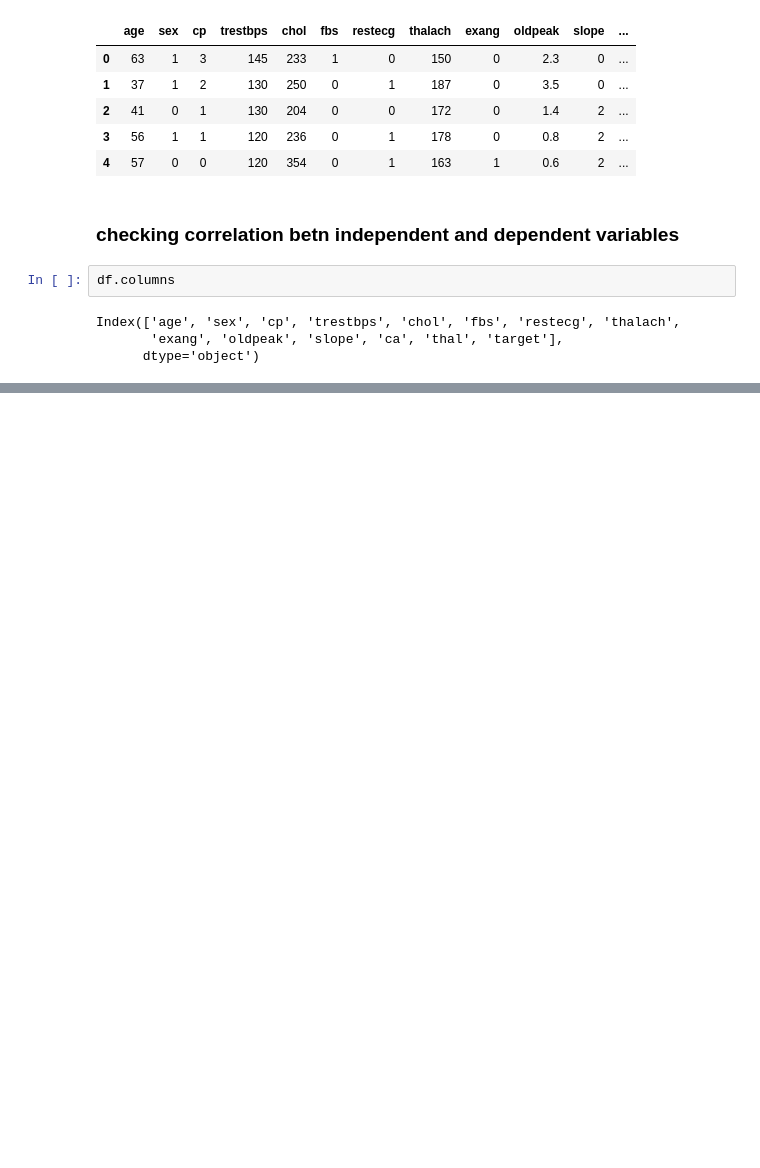
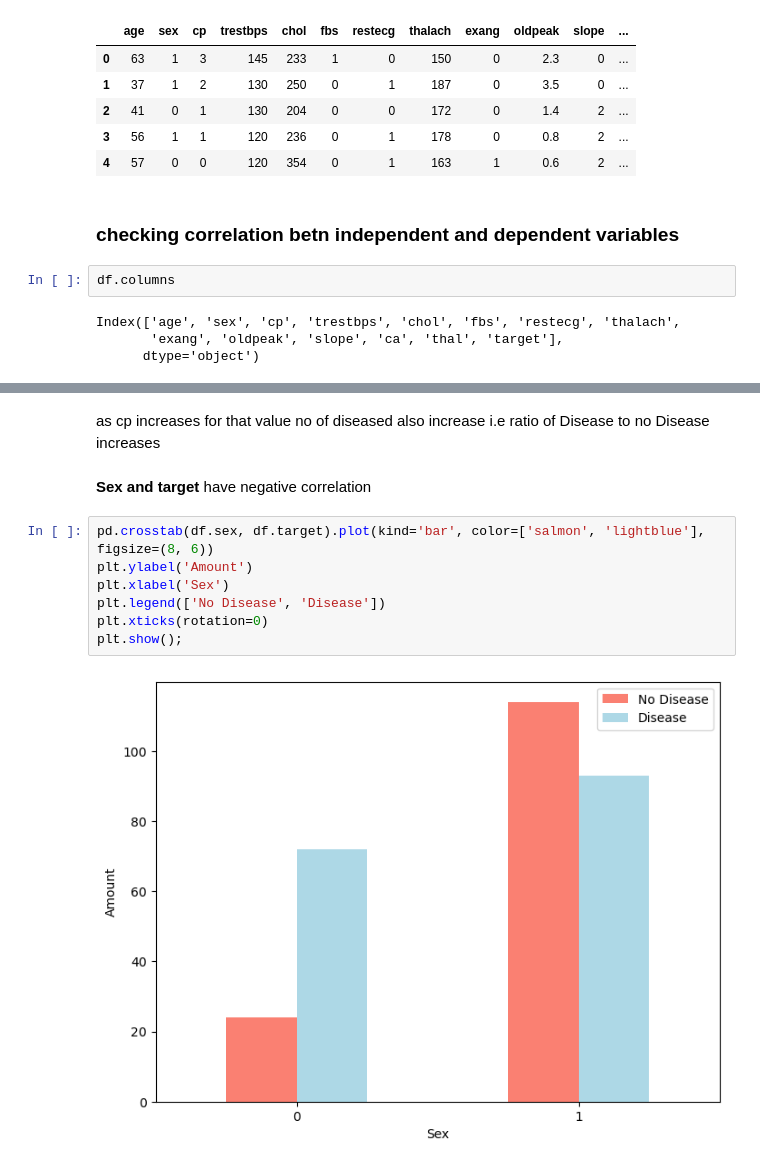
Before and after one commit to vold2emort/Heart-Disease-Classification, a Jupyter notebook: Heart_disease.ipynb, the cells around one changed output, grey strips where cells are left out. Cells and saved outputs as stored; diff of their text form; blank space fills up the shorter version.

```diff
--- a/Heart_disease.ipynb
+++ b/Heart_disease.ipynb
@@ -311,0 +346,13 @@ plt.show()
+# %% [markdown]
+as cp increases for that value no of diseased also increase i.e ratio of Disease to no Disease increases
+# %% [markdown]
+**Sex and target** have negative correlation
+# %%
+pd.crosstab(df.sex, df.target).plot(kind='bar', color=['salmon', 'lightblue'], figsize=(8, 6))
+plt.ylabel('Amount')
+plt.xlabel('Sex')
+plt.legend(['No Disease', 'Disease'])
+plt.xticks(rotation=0)
+plt.show();
+# %% [output]
+[figure, added]
```
Also changed, not shown: parts of 17 cells of this notebook.
